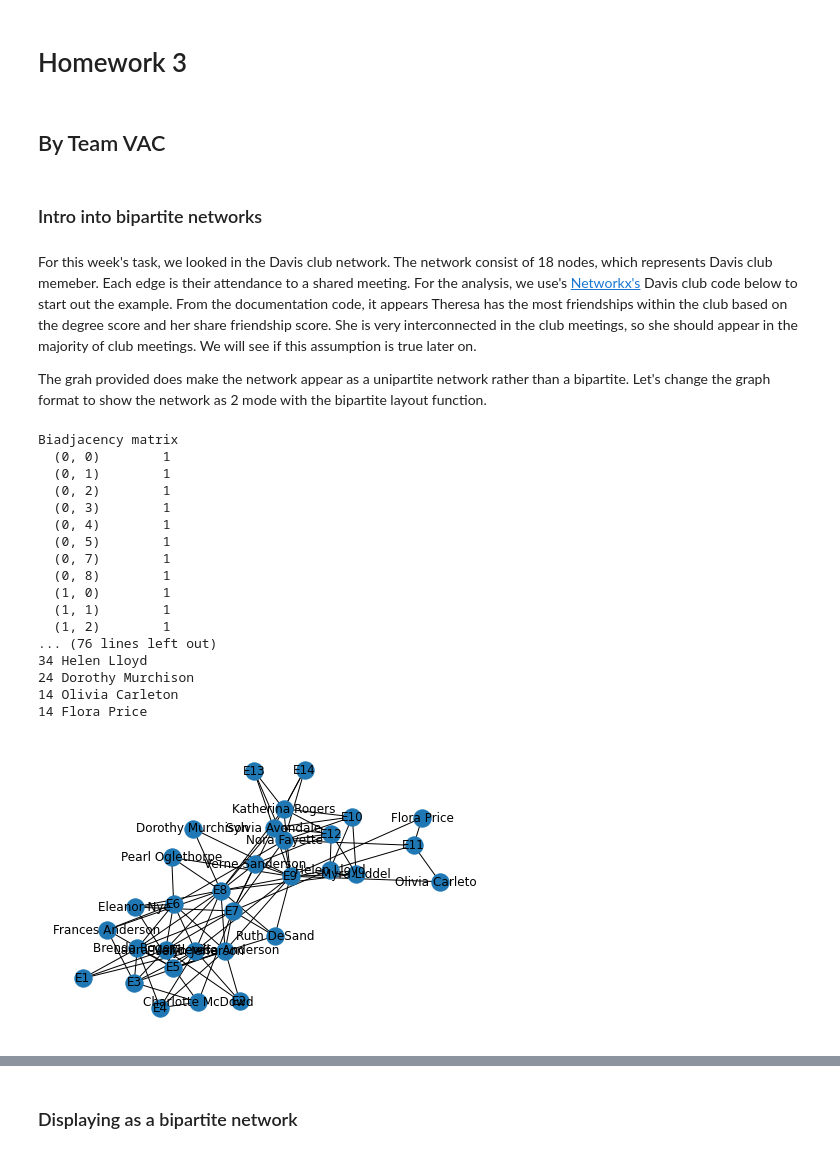
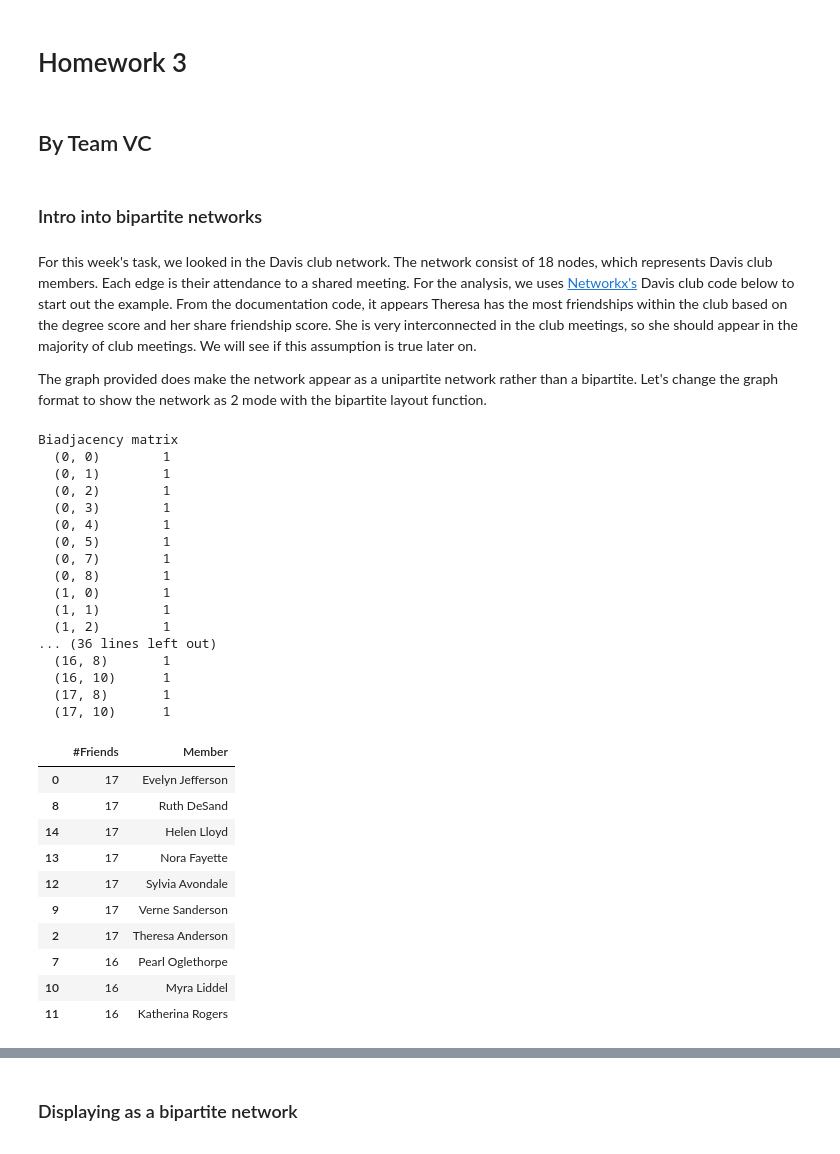
Before and after one commit to Vy4thewin/Data620_TeamVAC, a Jupyter notebook: Data620_W3_P2.ipynb, the cells around one changed output, grey strips where cells are left out. Cells and saved outputs as stored; diff of their text form; code cells hidden in the pictures.

```diff
--- a/Data620_W3_P2.ipynb
+++ b/Data620_W3_P2.ipynb
@@ -1,15 +1,16 @@
 # %% [markdown]
 # Homework 3
 # %% [markdown]
-## By Team VAC
+## By Team VC
 # %% [markdown]
 ### Intro into bipartite networks
 # %% [markdown]
-For this week's task, we looked in the Davis club network. The network consist of 18 nodes, which represents Davis club memeber. Each edge is their attendance to a shared meeting. For the analysis, we use's [Networkx's](https://networkx.org/documentation/stable/auto_examples/algorithms/plot_davis_club.html) Davis club code below to start out the example. From the documentation code, it appears Theresa has the most friendships within the club based on the degree score and her share friendship score. She is very interconnected in the club meetings, so she should appear in the majority of club meetings. We will see if this assumption is true later on.
+For this week's task, we looked in the Davis club network. The network consist of 18 nodes, which represents Davis club members. Each edge is their attendance to a shared meeting. For the analysis, we uses [Networkx's](https://networkx.org/documentation/stable/auto_examples/algorithms/plot_davis_club.html) Davis club code below to start out the example. From the documentation code, it appears Theresa has the most friendships within the club based on the degree score and her share friendship score. She is very interconnected in the club meetings, so she should appear in the majority of club meetings. We will see if this assumption is true later on.
 
-The grah provided does make the network appear as a unipartite network rather than a bipartite. Let's change the graph format to show the network as 2 mode with the bipartite layout function.
+The graph provided does make the network appear as a unipartite network rather than a bipartite. Let's change the graph format to show the network as 2 mode with the bipartite layout function.
 # %%
-#Code is dervide from Networkx's Davis Club Documentation
+#Code is derive from Networkx's Davis Club Documentation
+import pandas as pd
 import matplotlib.pyplot as plt
 import networkx as nx
 import networkx.algorithms.bipartite as bipartite
@@ -20,25 +21,6 @@ clubs = G.graph["bottom"]
 
 print("Biadjacency matrix")
 print(bipartite.biadjacency_matrix(G, women, clubs))
-
-# project bipartite graph onto women nodes
-W = bipartite.projected_graph(G, women)
-print()
-print("#Friends, Member")
-for w in women:
-    print(f"{W.degree(w)} {w}")
-
-# project bipartite graph onto women nodes keeping number of co-occurence
-# the degree computed is weighted and counts the total number of shared contacts
-W = bipartite.weighted_projected_graph(G, women)
-print()
-print("#Friend meetings, Member")
-for w in women:
-    print(f"{W.degree(w, weight='weight')} {w}")
-
-pos = nx.spring_layout(G, seed=648)  # Seed layout for reproducible node positions
-nx.draw(G, pos)
-plt.show()
 # %% [output]
 Biadjacency matrix
   (0, 0)        1
@@ -52,9 +34,29 @@ Biadjacency matrix
   (1, 0)        1
   (1, 1)        1
   (1, 2)        1
-... (76 lines left out)
-34 Helen Lloyd
-24 Dorothy Murchison
-14 Olivia Carleton
-14 Flora Price
+... (36 lines left out)
+  (16, 8)       1
+  (16, 10)      1
+  (17, 8)       1
+  (17, 10)      1
-[figure, removed]
+# %%
+output_list=[]
+print()
+#print("#Friends, Member")
+for w in women:
+    #print(f"{W.degree(w)} {w}")
+    output_list.append([f"{W.degree(w)}", f"{w}"])
+output_df = pd.DataFrame(output_list, columns=['#Friends', 'Member'])
+output_df.sort_values('#Friends',ascending=False).head(10)
+# %% [output]
+|  | #Friends | Member |
+| 0 | 17 | Evelyn Jefferson |
+| 8 | 17 | Ruth DeSand |
+| 14 | 17 | Helen Lloyd |
+| 13 | 17 | Nora Fayette |
+| 12 | 17 | Sylvia Avondale |
+| 9 | 17 | Verne Sanderson |
+| 2 | 17 | Theresa Anderson |
+| 7 | 16 | Pearl Oglethorpe |
+| 10 | 16 | Myra Liddel |
+| 11 | 16 | Katherina Rogers |
```
Also changed, not shown: parts of 13 cells of this notebook.
